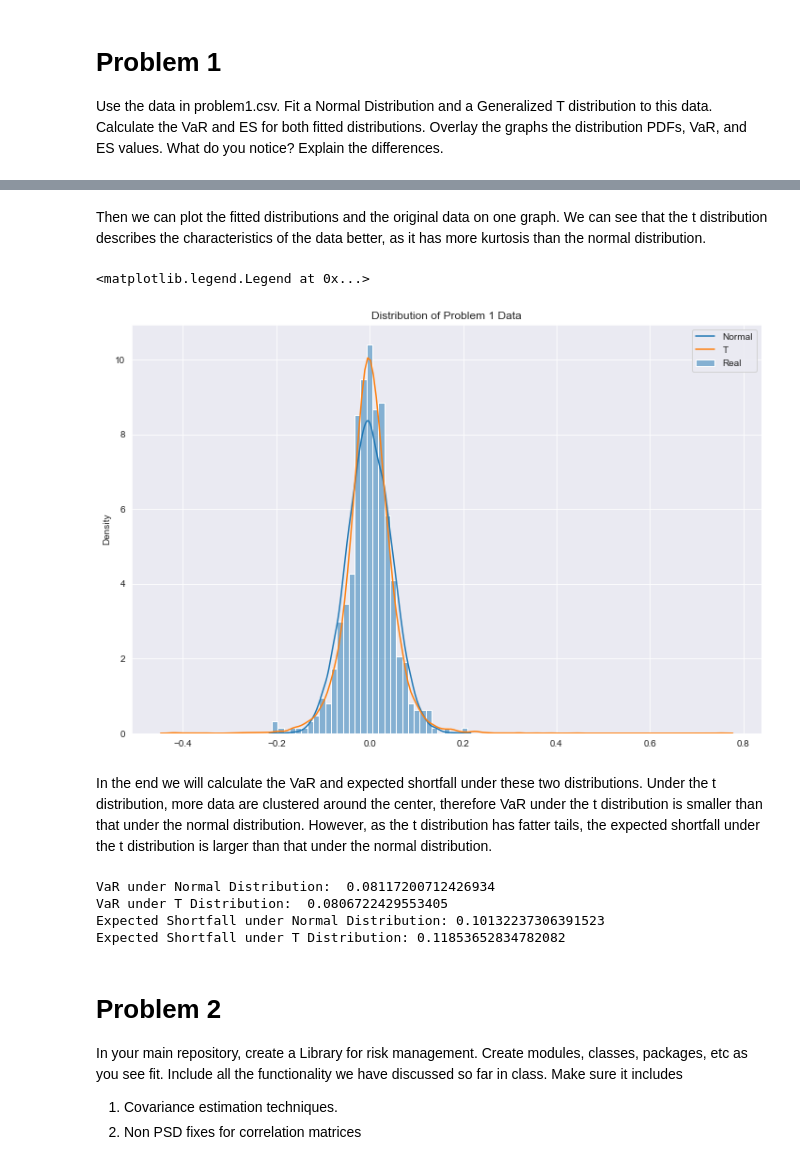
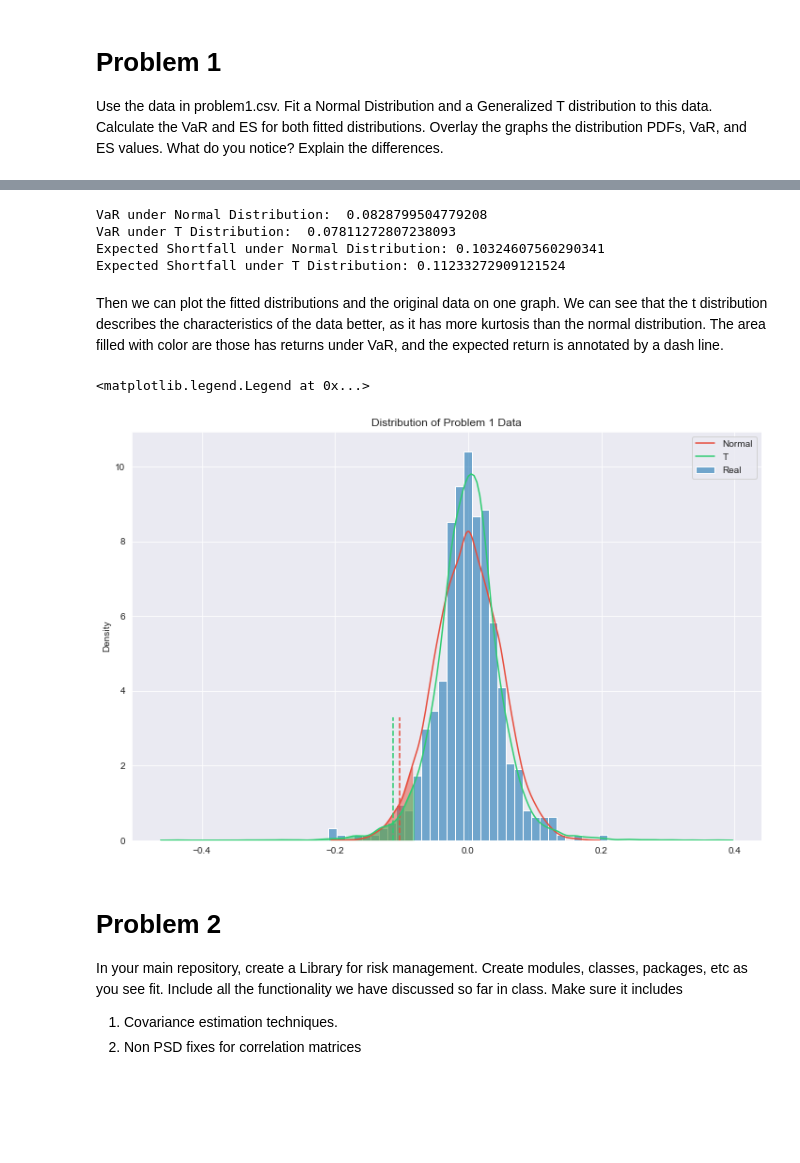
Before and after one commit to Xupeiyi/Duke_Fintech590, a Jupyter notebook: projects/Week05/project5.ipynb, the cells around one changed output, grey strips where cells are left out. Cells and saved outputs as stored; diff of their text form; code cells hidden in the pictures; blank space fills up the shorter version.

Commit message:
updated graphs in project 5

```diff
--- a/projects/Week05/project5.ipynb
+++ b/projects/Week05/project5.ipynb
@@ -34,6 +34,7 @@ Firstly, we fit a normal distribution and t distribution to this data using MLE.
 # %%
-p1_data = pd.read_csv("problem1.csv").values.T
+p1_data = pd.read_csv("problem1.csv").values.T[0]
 
+# fit
 normal_fitter = NormalFitter()
 normal_fitter.fit(x=p1_data)
 norm_dist = normal_fitter.fitted_dist
@@ -41,39 +42,50 @@ norm_dist = normal_fitter.fitted_dist
 t_fitter = TFitter()
 t_fitter.fit(x=p1_data)
 t_dist = t_fitter.fitted_dist
+
+# simulate
+nsample = 10000
+norm_sim_data = norm_dist.rvs(nsample)
+t_sim_data = t_dist.rvs(nsample)
+
+var_norm = VaR(norm_sim_data, mean=0)
+var_t = VaR(t_sim_data, mean=0)
+print("VaR under Normal Distribution: ", var_norm)
+print("VaR under T Distribution: ", var_t)
+
+es_norm = expected_shortfall(norm_sim_data)
+es_t = expected_shortfall(t_sim_data)
+print("Expected Shortfall under Normal Distribution:", es_norm)
+print("Expected Shortfall under T Distribution:", es_t)
+# %% [output]
+VaR under Normal Distribution:  0.0828799504779208
+VaR under T Distribution:  0.07811272807238093
+Expected Shortfall under Normal Distribution: 0.10324607560290341
+Expected Shortfall under T Distribution: 0.11233272909121524
 # %% [markdown]
-Then we can plot the fitted distributions and the original data on one graph. We can see that the t distribution describes the characteristics of the data better, as it has more kurtosis than the normal distribution.
+Then we can plot the fitted distributions and the original data on one graph. We can see that the t distribution describes the characteristics of the data better, as it has more kurtosis than the normal distribution. The area filled with color are those has returns under VaR, and the expected return is annotated by a dash line.
 # %%
-nsample = 10000
-norm_sim_data = norm_dist.rvs(nsample)
-t_sim_data = t_dist.rvs(nsample)
+fig, ax = plt.subplots(figsize=(12, 8))
+sns.histplot(p1_data, stat='density', ax=ax, label='Real', alpha=0.6)
 
-fig, ax = plt.subplots(figsize=(12, 8))
-sns.histplot(p1_data.T, stat='density', ax=ax, label='Real')
-sns.kdeplot(norm_sim_data, ax=ax, label='Normal')
-sns.kdeplot(t_sim_data, ax=ax, label='T')
+norm_c = "#e74c3c"
+sns.kdeplot(norm_sim_data, ax=ax, label='Normal', color=norm_c)
+ret, ret_density = ax.lines[0].get_data()
+ax.fill_between(ret, ret_density, where=(ret<-var_norm), alpha=0.5, color=norm_c)
+ax.axvline(-es_norm, 0, 0.3, color=norm_c, linestyle='--')
+
+t_c = "#2ecc71"
+sns.kdeplot(t_sim_data, ax=ax, label='T', color=t_c)
+ret, ret_density = ax.lines[2].get_data()
+ax.fill_between(ret, ret_density, where=(ret<-var_t), alpha=0.5, color=t_c)
+ax.axvline(-es_t, 0, 0.3, color=t_c, linestyle='--')
+
+
 ax.set_title("Distribution of Problem 1 Data")
 ax.legend()
 # %% [output]
 <matplotlib.legend.Legend at 0x...>
-[figure, old version]
+[figure, new version]
-# %% [markdown]
-In the end we will calculate the VaR and expected shortfall under these two distributions. Under the t distribution, more data are clustered around the center, therefore VaR under the t distribution is smaller than that under the normal distribution. However, as the t distribution has fatter tails, the expected shortfall under the t distribution is larger than that under the normal distribution.
-# %%
-var_norm = VaR(norm_sim_data, mean=0)
-var_t = VaR(t_sim_data, mean=0)
-print("VaR under Normal Distribution: ", var_norm)
-print("VaR under T Distribution: ", var_t)
-
-es_norm = expected_shortfall(norm_sim_data)
-es_t = expected_shortfall(t_sim_data)
-print("Expected Shortfall under Normal Distribution:", es_norm)
-print("Expected Shortfall under T Distribution:", es_t)
-# %% [output]
-VaR under Normal Distribution:  0.08117200712426934
-VaR under T Distribution:  0.0806722429553405
-Expected Shortfall under Normal Distribution: 0.10132237306391523
-Expected Shortfall under T Distribution: 0.11853652834782082
 # %% [markdown]
 # Problem 2
 In your main repository, create a Library for risk management. Create modules, classes, packages, etc
```
Also changed, not shown: parts of 5 cells of this notebook, 3 other files.
